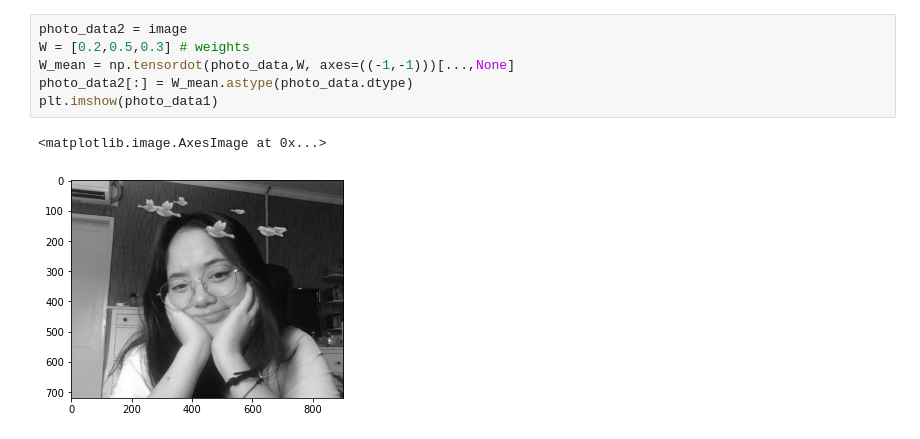
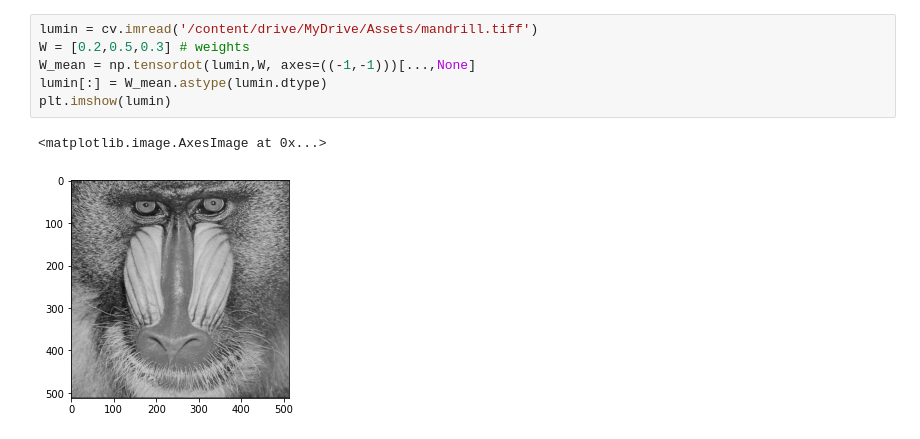
Before and after one commit to mrizazul/PCVK_GENAP_2021, a Jupyter notebook: Week3.ipynb, the cells around one changed output. Drawn from its saved outputs; the diff is of its cells as text.

```diff
--- a/Week3.ipynb
+++ b/Week3.ipynb
@@ -97,9 +114,9 @@ plt.imshow(photo_data1)
 # %%
-photo_data2 = image
+lumin = cv.imread('/content/drive/MyDrive/Assets/mandrill.tiff')
 W = [0.2,0.5,0.3] # weights
-W_mean = np.tensordot(photo_data,W, axes=((-1,-1)))[...,None]
-photo_data2[:] = W_mean.astype(photo_data.dtype)
-plt.imshow(photo_data1)
+W_mean = np.tensordot(lumin,W, axes=((-1,-1)))[...,None]
+lumin[:] = W_mean.astype(lumin.dtype)
+plt.imshow(lumin)
 # %% [output]
 <matplotlib.image.AxesImage at 0x...>
-[figure, old version]
+[figure, new version]
```
Also changed, not shown: parts of 8 cells of this notebook.
